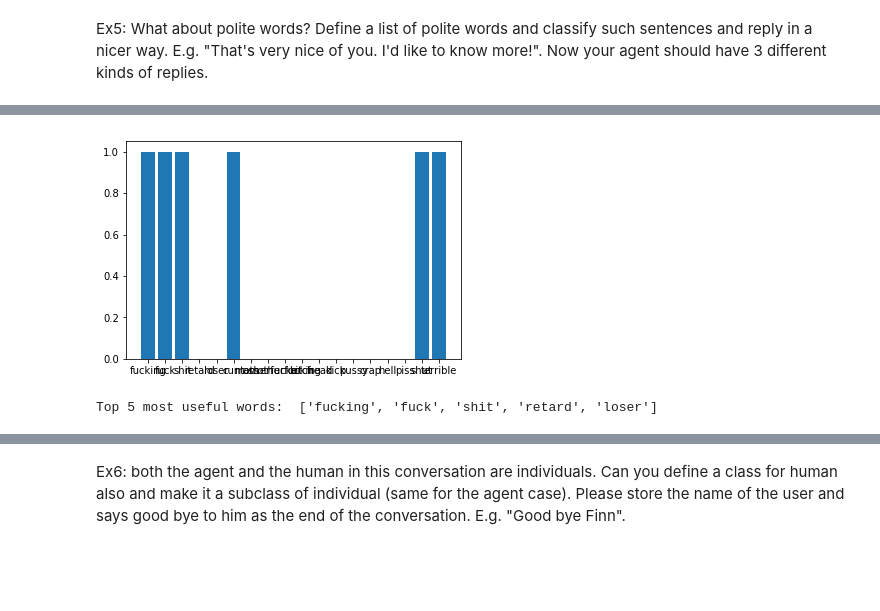
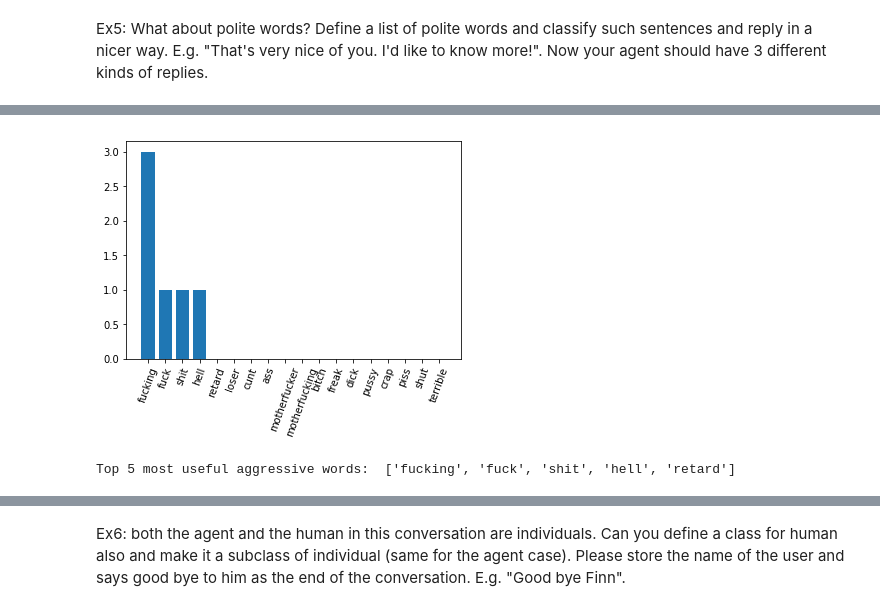
Before and after one commit to VUStudentProjects2018/InteractiveAgentExercise, a Jupyter notebook: tico_agent.ipynb, the cells around one changed output, grey strips where cells are left out. Saved outputs shown, nothing was run; the diff lists cells and outputs as text; code cells hidden in the pictures; blank space fills up the shorter version.

Commit message:
Finished Interactive agent exercise

```diff
--- a/tico_agent.ipynb
+++ b/tico_agent.ipynb
@@ -54,8 +54,8 @@ aggressive = -1
 neutral = 0
 polite = 1
 
-aggressive_words = ['fucking', 'fuck', 'shit', 'retard', 'loser', 'cunt', 'ass', 'motherfucker', 'motherfucking', 'bitch', 'freak', 'dick', 'pussy', 'crap', 'hell', 'piss', 'shut', 'terrible']
-polite_words = ['please', 'would', 'beautiful', 'excellent', 'perhaps', 'delightful', 'excuse', 'thanks', 'pardon', 'beg', 'sorry', 'like', 'could', 'should', 'prefer', 'nice', 'love']
+aggressive_words = ['fuck', 'shit', 'retard', 'fucking', 'loser', 'cunt', 'ass', 'motherfucker', 'motherfucking', 'bitch', 'freak', 'dick', 'pussy', 'crap', 'hell', 'piss', 'shut', 'terrible']
+polite_words = ['please', 'would', 'beautiful', 'excellent','may', 'perhaps', 'delightful', 'excuse', 'thanks', 'pardon', 'beg', 'sorry', 'like', 'could', 'should', 'prefer', 'nice', 'love']
 
 class Sentence_checker:
     check_words = []
@@ -85,8 +85,10 @@ class Agent(Individual):
 
     aggressive_checker = Sentence_checker(aggressive_words)
     polite_checker = Sentence_checker(polite_words)
-    importance_rank = {}
-    top_importance_rank = []
+    importance_rank_agg = {}
+    top_importance_rank_agg = []
+    importance_rank_pol = {}
+    top_importance_rank_pol = []
 
     def __init__(self, name):
         super().__init__(name)
@@ -102,36 +104,62 @@ class Agent(Individual):
     def interact_with_human(self, human):
         results = []
         training_conversation_history = human.training_sentences
+        labels = list(map(int, human.label))
         for sen in training_conversation_history:
             results.append(self.check_human_sentence(sen))
         analysis = sum(results)
-        return results, analysis
+        print('Results & analysis before training: ', results, analysis)
+        print('Emotion according to labels: ', sum(labels))
 
-    def training (self, human):
+    def training_agg (self, human):
         global aggressive_words
         for check_word in self.aggressive_checker.check_words:
-            self.importance_rank[check_word] = 0
+            self.importance_rank_agg[check_word] = 0
             amount = 0
             for inp_sen in human.training_sentences:
                 inp_words = inp_sen.split(' ')
                 for inp_word in inp_words:
                     if check_word == inp_word:
                         amount += 1
-            self.importance_rank[check_word] = amount
-        sorted(self.importance_rank.values(), reverse = True)
-        plt.bar(range(len(self.importance_rank)), list(self.importance_rank.values()))
-        plt.xticks(range(len(self.importance_rank)), list(self.importance_rank.keys()))
+            self.importance_rank_agg[check_word] = amount
+        self.importance_rank_agg = list(self.importance_rank_agg.items())
+        self.importance_rank_agg = sorted(self.importance_rank_agg, key=lambda x: x[1], reverse = True)
+        plt.bar(range(len(self.importance_rank_agg)), [val[1] for val in self.importance_rank_agg], align='center')
+        plt.xticks(range(len(self.importance_rank_agg)), [val[0] for val in self.importance_rank_agg])
+        plt.xticks(rotation=70)
         plt.show()
-        self.top_importance_rank = list(self.importance_rank.keys())[:5]
-        aggressive_words = self.top_importance_rank
+        self.top_importance_rank_agg = [i[0] for i in self.importance_rank_agg][:5]
+        aggressive_words = self.top_importance_rank_agg
+
+    def training_pol (self, human):
+        global polite_words
+        for check_word in self.polite_checker.check_words:
+            self.importance_rank_pol[check_word] = 0
+            amount = 0
+            for inp_sen in human.training_sentences:
+                inp_words = inp_sen.split(' ')
+                for inp_word in inp_words:
+                    if check_word == inp_word:
+                        amount += 1
+            self.importance_rank_pol[check_word] = amount
+        self.importance_rank_pol = list(self.importance_rank_pol.items())
+        self.importance_rank_pol = sorted(self.importance_rank_pol, key=lambda x: x[1], reverse = True)
+        plt.bar(range(len(self.importance_rank_pol)), [val[1] for val in self.importance_rank_pol], align='center')
+        plt.xticks(range(len(self.importance_rank_pol)), [val[0] for val in self.importance_rank_pol])
+        plt.xticks(rotation=70)
+        plt.show()
+        self.top_importance_rank_pol = [i[0] for i in self.importance_rank_pol][:5]
+        polite_words = self.top_importance_rank_pol
 
     def testing (self, human):
         results = []
         testing_conversation_history = human.training_sentences
+        labels = list(map(int, human.label))
         for sen in testing_conversation_history:
             results.append(self.check_human_sentence(sen))
         analysis = sum(results)
-        return results, analysis
+        print('Results & analysis after training: ' , results, analysis)
+        print('Emotion according to labels: ', sum(labels))
 
 
 class Human(Individual):
@@ -148,22 +176,20 @@ class Human(Individual):
             csvReader = csv.reader(csv_data)
             next(csvReader)
             for row in csvReader:
-                self.training_sentences.append(row[0])
+                self.training_sentences.append(row[0].lower())
                 self.label.append(row[1])
 
-train = Human("Training_data")                 #TEST
-#print(aggressive_words)
-train.load_conversation('training_data_stein.csv')
+train = Human("Training_data")
+train.load_conversation('Training_data_tico.csv')
 train_a = Agent("Training_agent")
-print('Results & analysis before training: ', train_a.interact_with_human(train))
-train_a.training (train)
-print('Top 5 most useful words: ', train_a.top_importance_rank)
-#print(aggressive_words)
+train_a.interact_with_human(train)
+train_a.training_agg (train)
+print('Top 5 most useful aggressive words: ', train_a.top_importance_rank_agg)
+train_a.training_pol (train)
+print('Top 5 most useful polite words: ', train_a.top_importance_rank_pol)
 
-'''
 test = Human("Testing_data")
 test.load_conversation('test_data_Tico.csv')
 test_a = Agent("Testing_agent")
-print(test_a.testing(test))''' #Isn't this the same as interact_with_human?
-#Sort function doesn't work as preffered.
+test_a.testing(test) #Isn't this the same as interact_with_human?
 # %% [output]
@@ -171,2 +198,2 @@ Results & analysis before training:  ([0, -1, 0, 0, 1, 0, 0, 0, 0, 0, 1, -1, -1,
-[figure, old version]
+[figure, new version]
-Top 5 most useful words:  ['fucking', 'fuck', 'shit', 'retard', 'loser']
+Top 5 most useful aggressive words:  ['fucking', 'fuck', 'shit', 'hell', 'retard']
```
Also changed, not shown: parts of 1 cell of this notebook.
